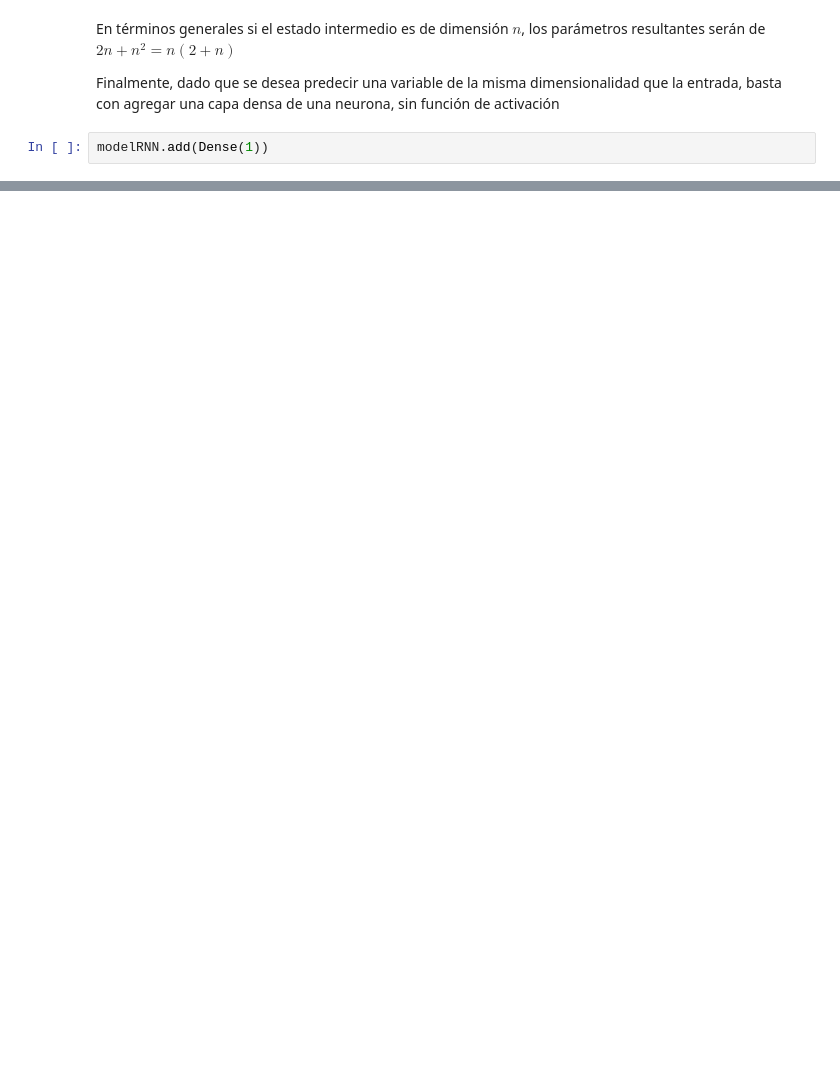
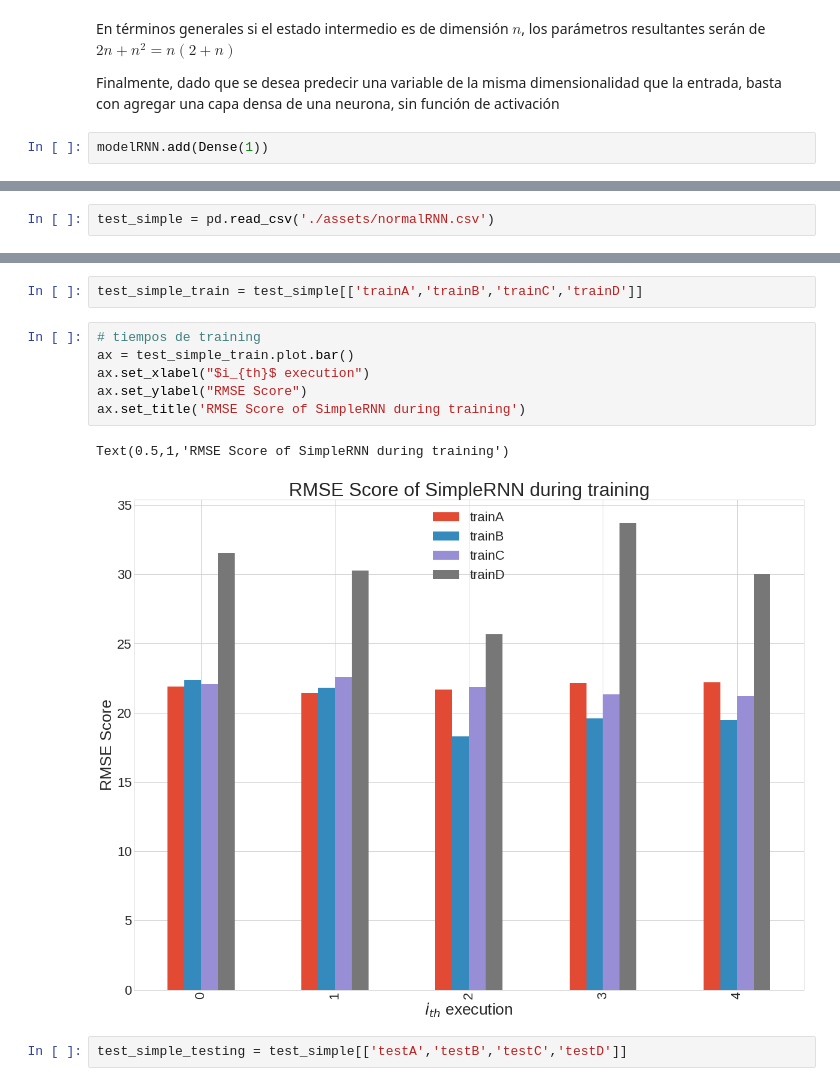
Before and after one commit to xpatux/dl_lab02, a Jupyter notebook: notebooks/lab02_parte2.ipynb, the cells around one changed output, grey strips where cells are left out. Cells and saved outputs as stored; diff of their text form; blank space fills up the shorter version.

```diff
--- a/notebooks/lab02_parte2.ipynb
+++ b/notebooks/lab02_parte2.ipynb
@@ -303,0 +357,2 @@ TODO: Faltan conclusiones
+# %%
+test_simple = pd.read_csv('./assets/normalRNN.csv')
@@ -303,0 +368,13 @@ TODO: Faltan conclusiones
+# %%
+test_simple_train = test_simple[['trainA','trainB','trainC','trainD']]
+# %%
+# tiempos de training
+ax = test_simple_train.plot.bar()
+ax.set_xlabel("$i_{th}$ execution")
+ax.set_ylabel("RMSE Score")
+ax.set_title('RMSE Score of SimpleRNN during training')
+# %% [output]
+Text(0.5,1,'RMSE Score of SimpleRNN during training')
+[figure, added]
+# %%
+test_simple_testing = test_simple[['testA','testB','testC','testD']]
```
Also changed, not shown: parts of 99 cells of this notebook, 24 other files.
